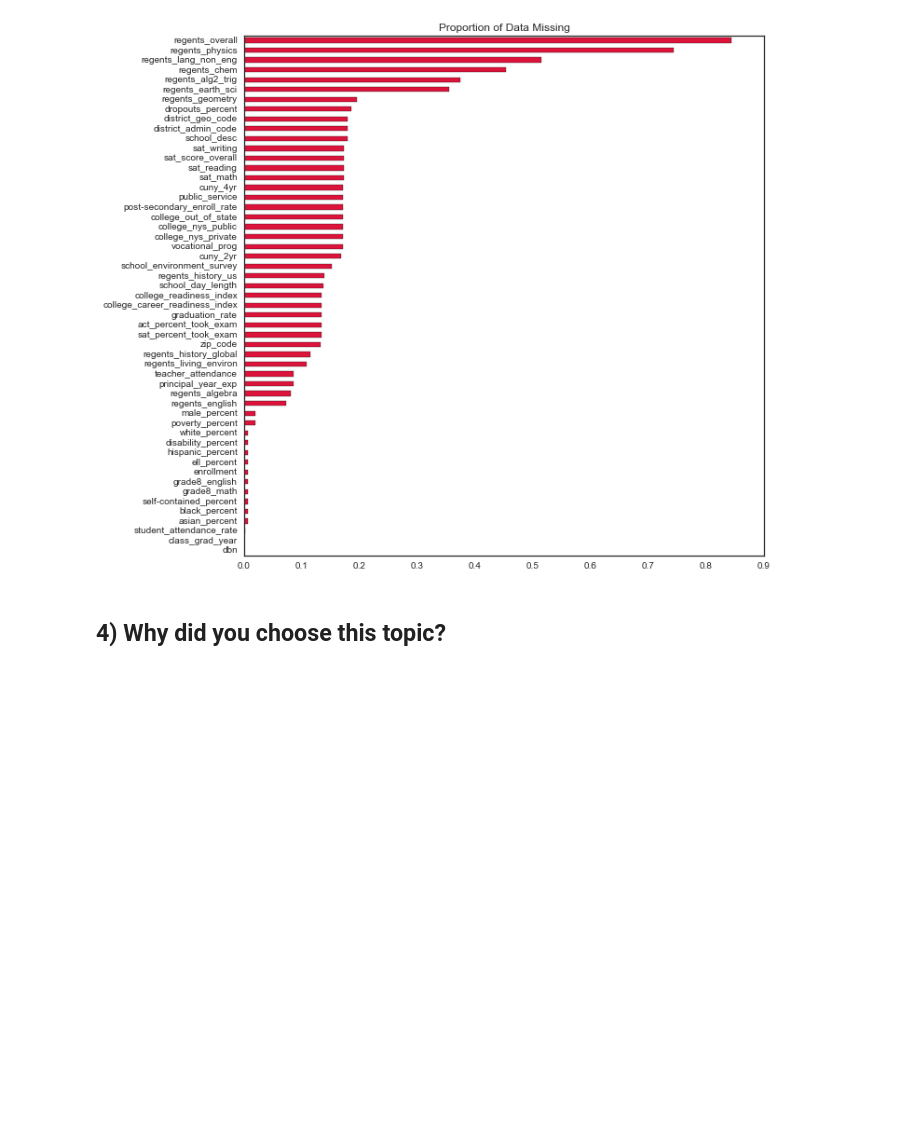
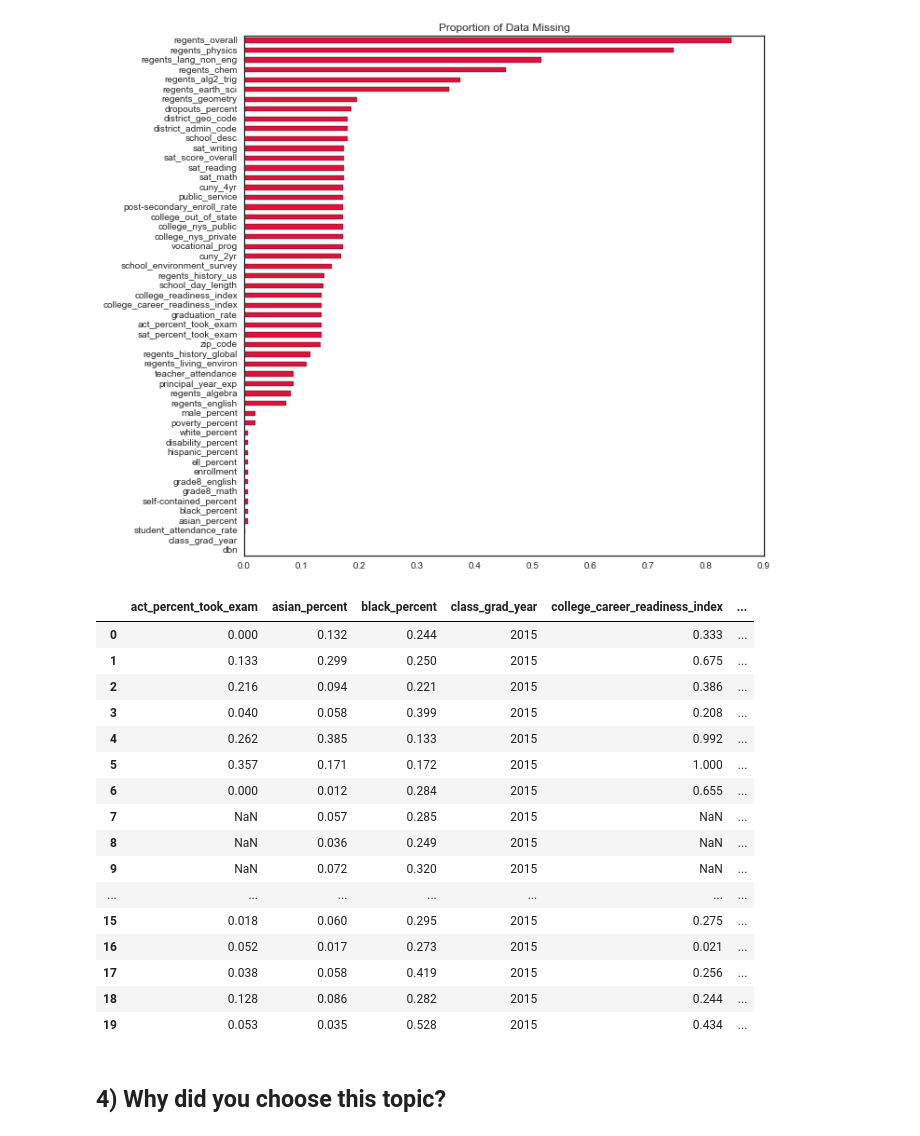
Before and after one commit to kangazoom/data_science, a Jupyter notebook: project/Project-Question-Cleaned-Dataset-Michelle-Cronin.ipynb, the cells around one changed output. Saved outputs shown, nothing was run; the diff lists cells and outputs as text; code cells hidden in the pictures; blank space fills up the shorter version.

Commit message:
Update project w .head()

```diff
--- a/project/Project-Question-Cleaned-Dataset-Michelle-Cronin.ipynb
+++ b/project/Project-Question-Cleaned-Dataset-Michelle-Cronin.ipynb
@@ -301,6 +301,27 @@ sns.heatmap(corr, mask=mask, cmap=cmap, vmax=.3,
 data.apply(lambda x: sum(x.isnull())*1.0 / len(x)).sort_values().plot(kind='barh', title='Proportion of Data Missing', color='Crimson', figsize=(10,10));
 # %% [output]
 [figure]
+# %%
+pd.set_option('display.max_columns', 500)
+data.head(20)
+# %% [output]
+|  | act_percent_took_exam | asian_percent | black_percent | class_grad_year | college_career_readiness_index | ... |
+| 0 | 0.000 | 0.132 | 0.244 | 2015 | 0.333 | ... |
+| 1 | 0.133 | 0.299 | 0.250 | 2015 | 0.675 | ... |
+| 2 | 0.216 | 0.094 | 0.221 | 2015 | 0.386 | ... |
+| 3 | 0.040 | 0.058 | 0.399 | 2015 | 0.208 | ... |
+| 4 | 0.262 | 0.385 | 0.133 | 2015 | 0.992 | ... |
+| 5 | 0.357 | 0.171 | 0.172 | 2015 | 1.000 | ... |
+| 6 | 0.000 | 0.012 | 0.284 | 2015 | 0.655 | ... |
+| 7 | NaN | 0.057 | 0.285 | 2015 | NaN | ... |
+| 8 | NaN | 0.036 | 0.249 | 2015 | NaN | ... |
+| 9 | NaN | 0.072 | 0.320 | 2015 | NaN | ... |
+| ... | ... | ... | ... | ... | ... | ... |
+| 15 | 0.018 | 0.060 | 0.295 | 2015 | 0.275 | ... |
+| 16 | 0.052 | 0.017 | 0.273 | 2015 | 0.021 | ... |
+| 17 | 0.038 | 0.058 | 0.419 | 2015 | 0.256 | ... |
+| 18 | 0.128 | 0.086 | 0.282 | 2015 | 0.244 | ... |
+| 19 | 0.053 | 0.035 | 0.528 | 2015 | 0.434 | ... |
 # %% [markdown]
 ## 4) Why did you choose this topic?
 # %% [markdown]
```
